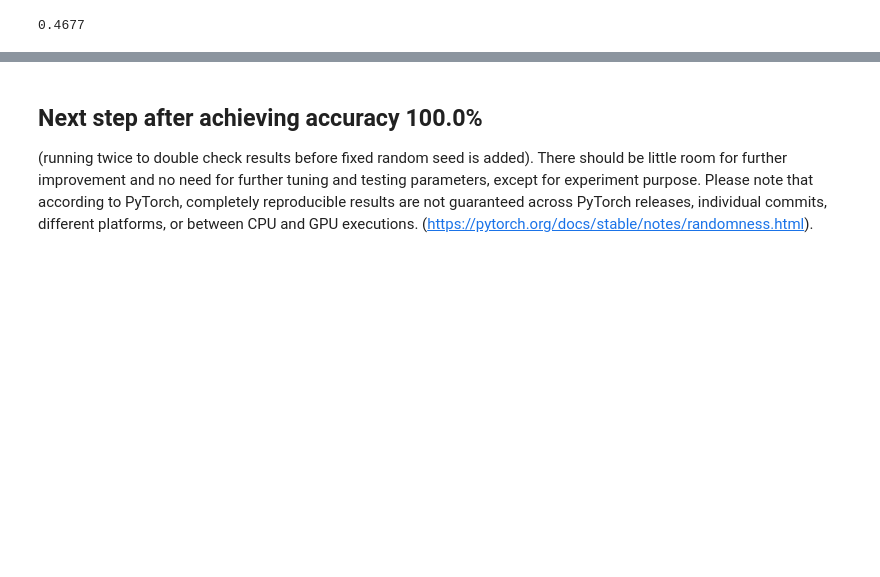
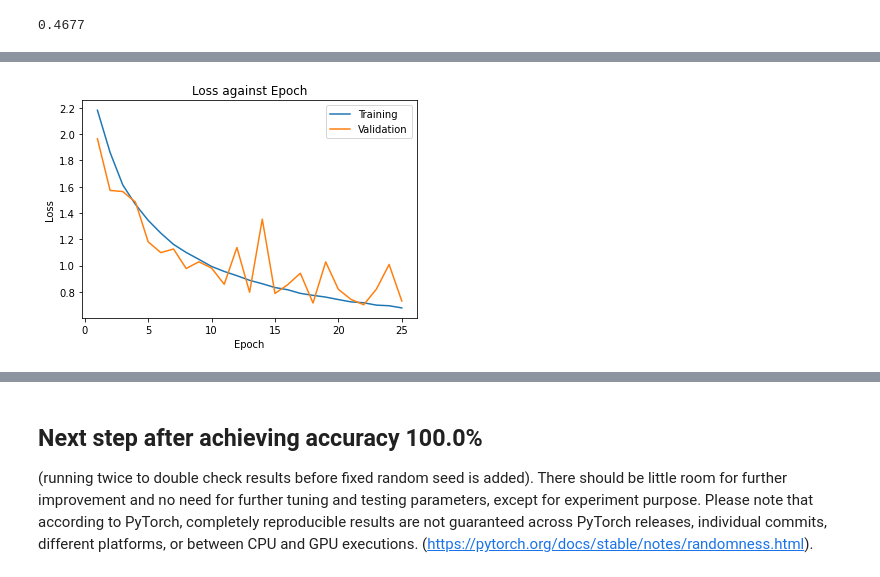
Before and after one commit to alexxcollins/AI_INM702_collab, a Jupyter notebook: task4/nb/temp test.ipynb, the cells around one changed output, grey strips where cells are left out. Saved outputs shown, nothing was run; the diff lists cells and outputs as text; code cells hidden in the pictures; blank space fills up the shorter version.

```diff
--- a/task4/nb/temp test.ipynb
+++ b/task4/nb/temp test.ipynb
@@ -167,9 +172,9 @@ Prepare the data. To check code runs, I will do a tiny amount of training data.
 
 We also flatten the image data to vectors so that we can feed into a basic NN.
 # %%
-num_epochs = 50
-batch_size = 100
-learning_rate = 0.005
+num_epochs = 25
+batch_size = 64
+learning_rate = 0.01
 
 # I wasn't going to copy Cactus_classification, but defining 'criterion'
 # gives good flexibility
@@ -190,18 +195,18 @@ CIFAR_data_small = CIFAR10(data_folder, train=True,
                            transform=transform,
                            target_transform=target_transforms,
                            download=False)
-CIFAR_data_small.data = CIFAR_data_small.data[10000:]
-CIFAR_data_small.targets = CIFAR_data_small.targets[10000:]
+CIFAR_data_small.data = CIFAR_data_small.data[:]
+CIFAR_data_small.targets = CIFAR_data_small.targets[:]
 
 # Prepare 1000 sample test set (weird balance, but easy to test)
 CIFAR_test_small = CIFAR10(data_folder, train=False,
                            transform=transform,
                            target_transform=target_transforms,
                            download=False)
-# CIFAR_test_small.data = CIFAR_test_small.data[:5000]
-# CIFAR_test_small.targets = CIFAR_test_small.targets[:5000]
-CIFAR_test_small.data = CIFAR_data_small.data[:10000]
-CIFAR_test_small.targets = CIFAR_data_small.targets[:10000]
+CIFAR_test_small.data = CIFAR_test_small.data[:]
+CIFAR_test_small.targets = CIFAR_test_small.targets[:]
+# CIFAR_test_small.data = CIFAR_data_small.data[:10000]
+# CIFAR_test_small.targets = CIFAR_data_small.targets[:10000]
 
 train_small_dl = DataLoader(CIFAR_data_small,
                           batch_size=batch_size,
@@ -573,0 +519,38 @@ Epoch: 50       Training Loss: 0.007481
+# %%
+# Reference: https://pytorch.org/tutorials/beginner/blitz/cifar10_tutorial.html
+            #https://cs231n.github.io/convolutional-networks/
+
+#define model architecture
+class CNN2(nn.Module):
+    def __init__(self):
+        super().__init__()
+        self.conv1 = nn.Conv2d(3, 32, 3, padding='same') #2D convolution layer, 12 channels - kernels of 3x3,
+        self.conv2 = nn.Conv2d(32, 64, 3, padding='same') ##2D convolution layer, 48 channels - kernels of 3x3,
+        self.conv3 = nn.Conv2d(64, 128, 3, padding='same') ##2D convolution layer, 48 channels - kernels of 3x3,
+        self.pool = nn.MaxPool2d(2, 2)   #2D max pooling
+        self.fc1 = nn.Linear(2048, 512)
+        self.fc2 = nn.Linear(512, 64)
+        self.fc3 = nn.Linear(64, 10)
+        self.dropout = nn.Dropout(0.5)
+
+    def forward(self, x):
+        x = self.pool(F.relu(self.conv1(x)))
+        x = self.pool(F.relu(self.conv2(x)))
+        x = self.pool(F.relu(self.conv3(x)))
+        x = torch.flatten(x, 1) # flatten all dimensions except batch
+        x = self.dropout(x)
+        x = F.relu(self.fc1(x))
+        x = self.dropout(x)
+        x = F.relu(self.fc2(x))
+        x = self.dropout(x)
+        x = self.fc3(x)
+        return x
+
+net2 = CNN2().to(device)
+
+#train the model
+train_val(net2, learning_rate=0.1)
+
+#save
+torch.save(net2.state_dict(), './cifar_net2.pth')
+# %% [output]
@@ -574 +574,2 @@ Epoch: 50       Training Loss: 0.007481
+[figure, added]
 # %%
```
Also changed, not shown: parts of 7 cells of this notebook, 11 other files.
